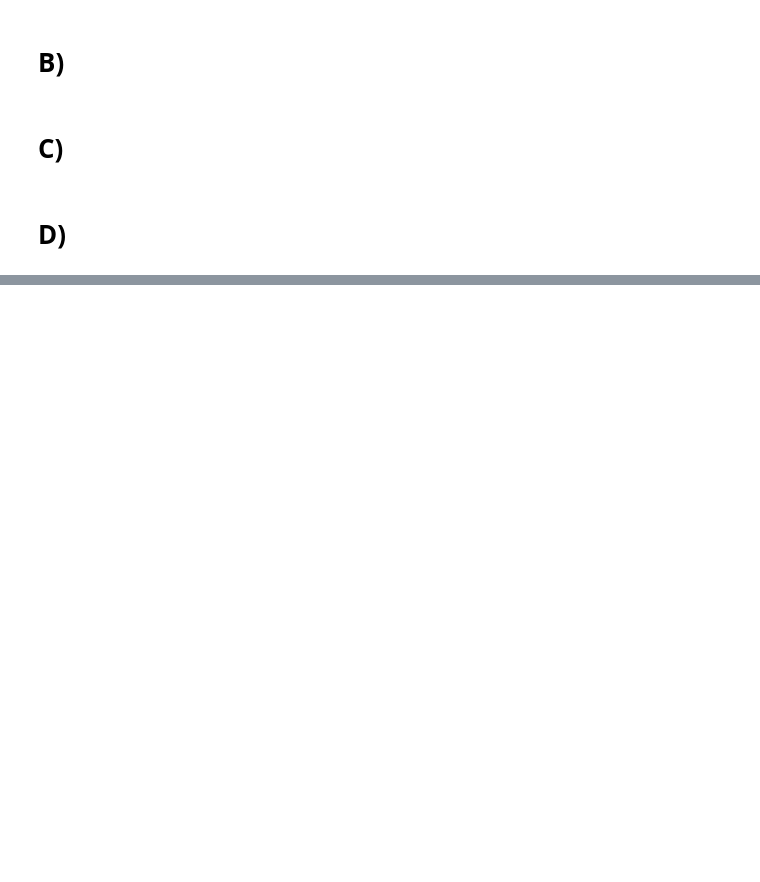
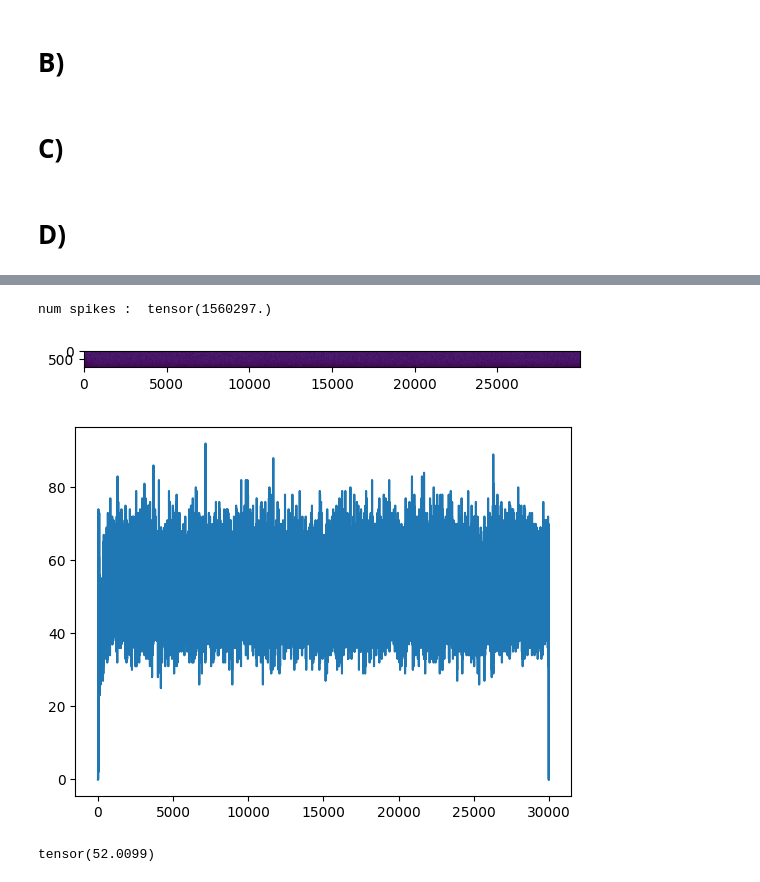
Before and after one commit to alireza-astane/Neuroscience_Project, a Jupyter notebook: results3.ipynb, the cells around one changed output, grey strips where cells are left out. Drawn from its saved outputs; the diff is of its cells as text; code cells hidden in the pictures; blank space fills up the shorter version.

```diff
--- a/results3.ipynb
+++ b/results3.ipynb
@@ -49,0 +134,17 @@ for i in range(8):
+# %%
+spikes = torch.load("1000_0.pt")
+# %%
+
+print("num spikes : ", torch.sum(spikes).cpu())
+time_steps = spikes.shape[1]
+
+plt.imshow(spikes[:,:].cpu())
+plt.show()
+plt.plot(torch.arange(time_steps)[:],spikes.sum(0)[:].cpu())
+plt.show()
+print(spikes.sum(0).mean().cpu())
+# %% [output]
+num spikes :  tensor(1560297.)
+[figure, added]
+[figure, added]
+tensor(52.0099)
```
Also changed, not shown: parts of 8 cells of this notebook, 3 other files.
